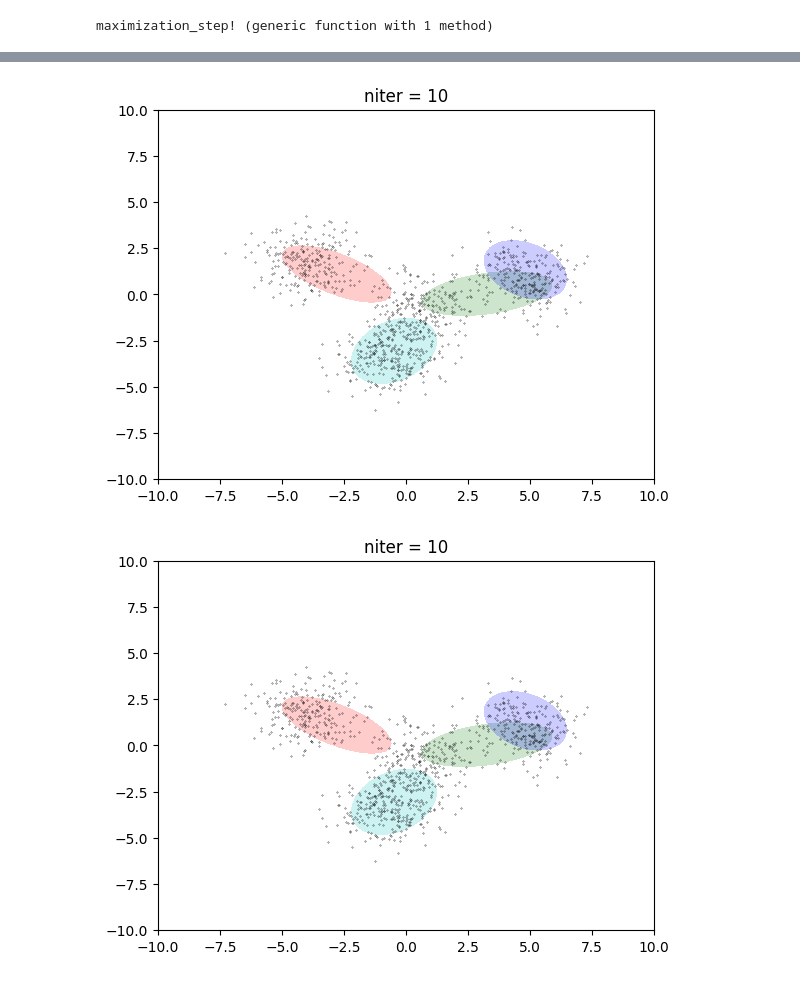
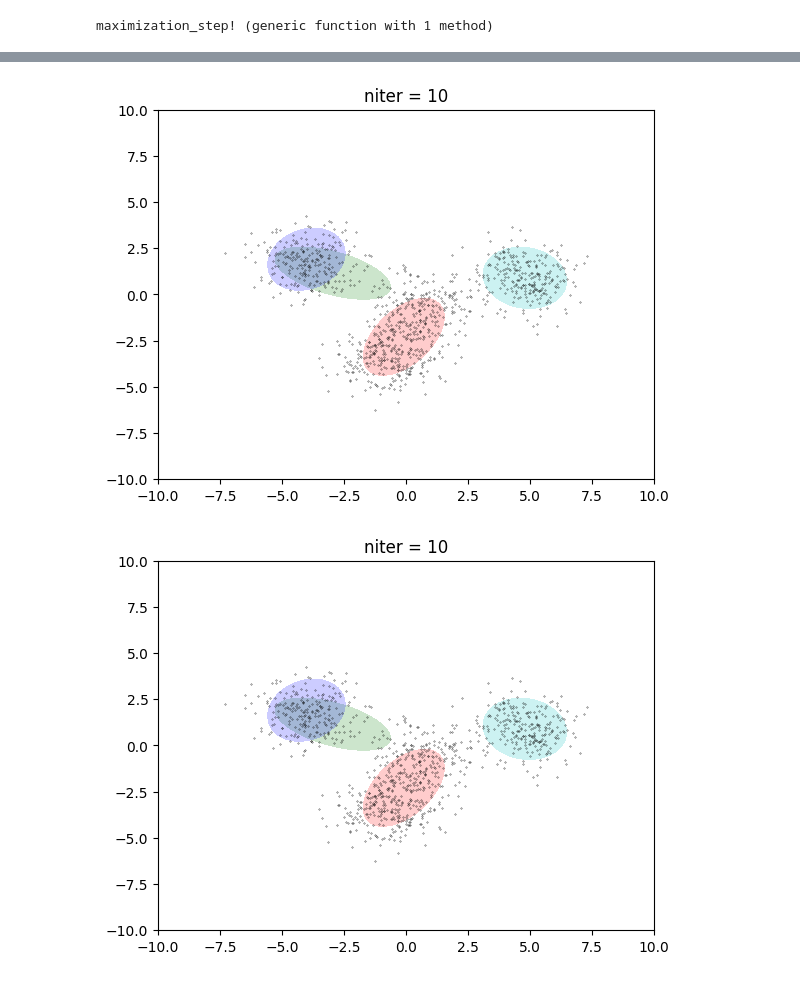
Before and after one commit to Alexander-Barth/MachineLearningNotebooks, a Jupyter notebook: K-means-From-Scratch.ipynb, the cells around one changed output, grey strips where cells are left out. Cells and saved outputs as stored; diff of their text form; code cells hidden in the pictures.

```diff
--- a/K-means-From-Scratch.ipynb
+++ b/K-means-From-Scratch.ipynb
@@ -300,0 +295,8 @@ w[1:3,:]'
+# %%
+w = expectation_step(x,ϕ,μ,Σ)
+
+for l = 1:k
+    subplot(2,2,l)
+    scatter(x[1,:],x[2,:],10,w[l,:]); colorbar();
+    plotGaussian(μ[:,l],Σ[:,:,l],"b")
+end
@@ -306,16 +312,16 @@ scatter(x[1,:],x[2,:],10,w[1:3,:]'/maximum(w));
 # %%
-function wmean(x,w)
+function wmean(x,wn)
     μ = zeros(size(x,1));
     for i = 1:size(x,2)
-       μ += w[i] * x[:,i]
+       μ += wn[i] * x[:,i]
     end
-    return μ / sum(w)
+    return μ
 end
-function wcovar(x,w; μ = wmean(x,w))
+function wcovar(x,wn,μ = wmean(x,wn))
     Σ = zeros(length(μ),length(μ));
     for i = 1:size(x,2)
-       Σ += w[i] * (x[:,i] - μ) * (x[:,i] - μ)'
+       Σ += wn[i] * (x[:,i] - μ) * (x[:,i] - μ)'
     end
-    return Σ / sum(w)
+    return Σ
 end
 # %% [output]
@@ -335,9 +347,16 @@ wmean(x,w[1,:])
 # %%
 function maximization_step!(x,w,ϕ,μ,Σ)
-   for j = 1:k
-        ϕ[j] = sum(w[j,:])/size(w,2)
-        μ[:,j] = wmean(x,w[j,:])
-        Σ[:,:,j] = wcovar(x,w[j,:])
+    k = length(ϕ)
+    N = size(x,2)
+
+    for j = 1:k
+        sumw = sum(w[j,:])
+        # normalized weights
+        wn = w[j,:]/sumw
+
+        ϕ[j] = sumw/N
+        μ[:,j] = wmean(x,wn)
+        Σ[:,:,j] = wcovar(x,wn,μ[:,j])
     end
 end
 # %% [output]
@@ -357,29 +373,27 @@ plotGaussians(μ,Σ)
 # %%
 k = 4
 μ = 2*randn(n,k)
 Σ = zeros(n,n,k);
 Σ[1,1,:] = Σ[2,2,:] = 1
 ϕ = ones(k)/k
 
 fig = figure()
 
 for niter = 1:10
-    w,P_x_given_c = expectation_step(x,ϕ,μ,Σ)
+    w = expectation_step(x,ϕ,μ,Σ)
 
     maximization_step!(x,w,ϕ,μ,Σ)
-    #@show μ
-    #scatter(x[1,:],x[2,:],10,w[1:3,:]'/maximum(w));
 
     if niter % 1 == 0
         clf()
         plot(x[1,:],x[2,:],"k.",markersize=0.5)
         plotGaussians(μ,Σ)
         sleep(1)
         title("niter = $(niter)")
         IJulia.clear_output(true)
         display(fig)
     end
 end
 # %% [output]
-[figure, old version]
+[figure, new version]
-[figure, old version]
+[figure, new version]
```
Also changed, not shown: parts of 26 cells of this notebook.
